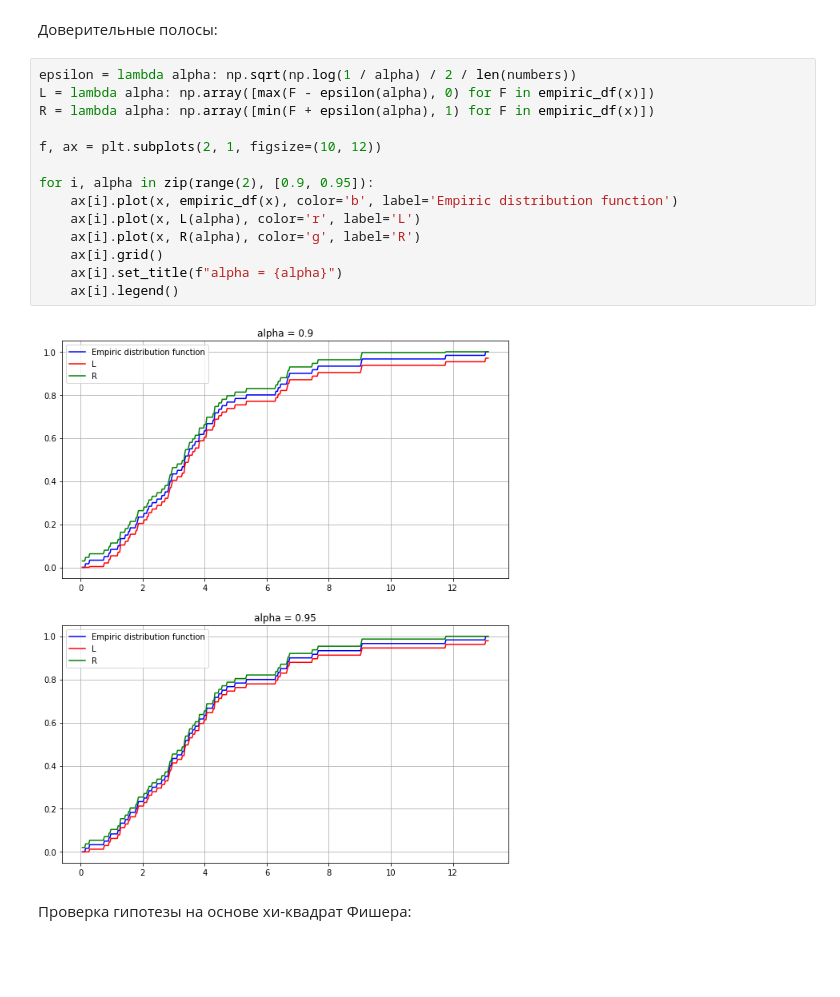
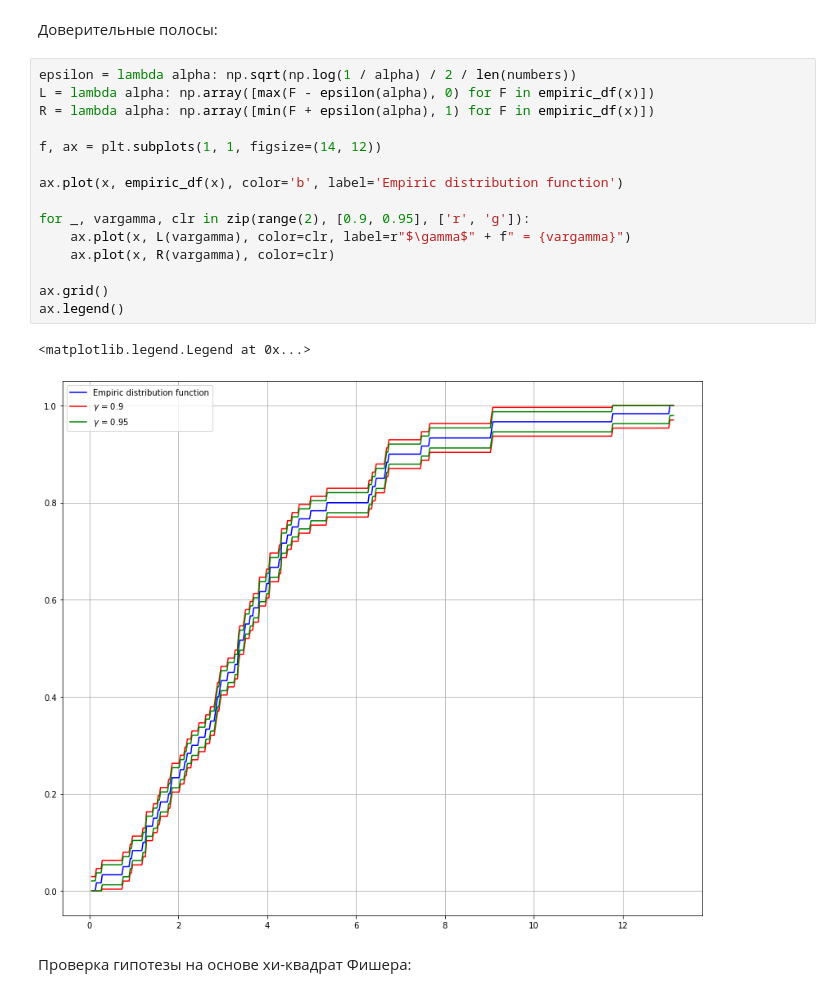
Before and after one commit to Dannikk/Multidimensional-Statistical-Analysys, a Jupyter notebook: lab_1_main.ipynb, the cells around one changed output. Cells and saved outputs as stored; diff of their text form; blank space fills up the shorter version.

```diff
--- a/lab_1_main.ipynb
+++ b/lab_1_main.ipynb
@@ -60,19 +76,21 @@ f.tight_layout()
 # %%
 epsilon = lambda alpha: np.sqrt(np.log(1 / alpha) / 2 / len(numbers))
 L = lambda alpha: np.array([max(F - epsilon(alpha), 0) for F in empiric_df(x)])
 R = lambda alpha: np.array([min(F + epsilon(alpha), 1) for F in empiric_df(x)])
 
-f, ax = plt.subplots(2, 1, figsize=(10, 12))
+f, ax = plt.subplots(1, 1, figsize=(14, 12))
 
-for i, alpha in zip(range(2), [0.9, 0.95]):
-    ax[i].plot(x, empiric_df(x), color='b', label='Empiric distribution function')
-    ax[i].plot(x, L(alpha), color='r', label='L')
-    ax[i].plot(x, R(alpha), color='g', label='R')
-    ax[i].grid()
-    ax[i].set_title(f"alpha = {alpha}")
-    ax[i].legend()
+ax.plot(x, empiric_df(x), color='b', label='Empiric distribution function')
+
+for _, vargamma, clr in zip(range(2), [0.9, 0.95], ['r', 'g']):
+    ax.plot(x, L(vargamma), color=clr, label=r"$\gamma$" + f" = {vargamma}")
+    ax.plot(x, R(vargamma), color=clr)
+
+ax.grid()
+ax.legend()
 # %% [output]
+<matplotlib.legend.Legend at 0x...>
-[figure, old version]
+[figure, new version]
 # %% [markdown]
 Проверка гипотезы на основе хи-квадрат Фишера:
 # %%
```
Also changed, not shown: parts of 9 cells of this notebook, 1 other file.
